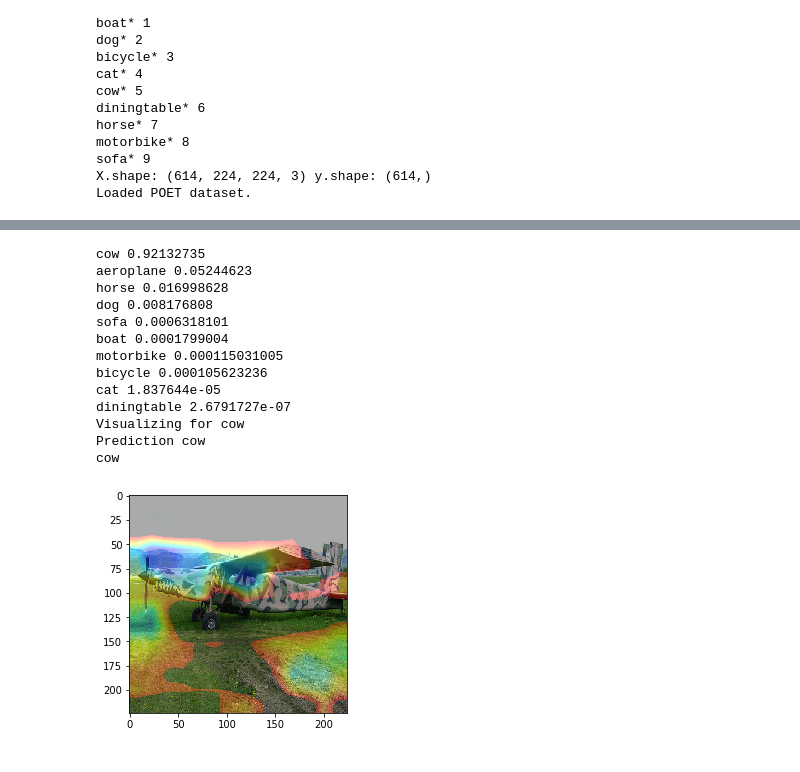
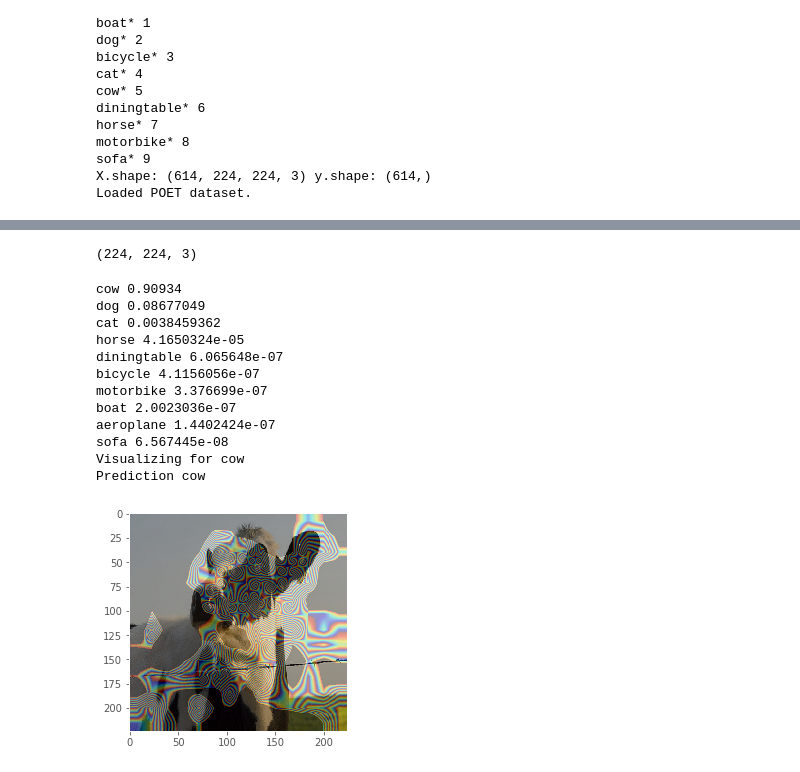
Before and after one commit to m3h0w/visual-attention-cnn-and-eye-tracking, a Jupyter notebook: cam/Global Pooling CNN Vis.ipynb, the cells around one changed output, grey strips where cells are left out. Cells and saved outputs as stored; diff of their text form; code cells hidden in the pictures.

```diff
--- a/cam/Global Pooling CNN Vis.ipynb
+++ b/cam/Global Pooling CNN Vis.ipynb
@@ -15,6 +15,7 @@ import skimage
 import matplotlib.pyplot as plt
 from keras.preprocessing import image as kimage
 
+plt.style.use('ggplot')
 %matplotlib inline
 sys.path.insert(0,'..') # add parent directory to path
 
@@ -37,6 +38,11 @@ from sklearn.model_selection import train_test_split
 import utils
 import core_models
 import poet_file_manager
+
+from tqdm import tqdm
+
+%load_ext autoreload
+%autoreload 2
 # %% [output]
 Using TensorFlow backend.
 # %%
@@ -95,13 +101,17 @@ def get_output_layer(model, layer_name):
     layer = layer_dict[layer_name]
     return layer
 # %%
-def visualize_class_activation_map(model_path, original_img, output_path, class_map,
+def print_proba_results(proba_res, inv_class_map):
+    for i, proba in enumerate(proba_res):
+        print(inv_class_map[proba[0]], proba[1])
+
+def visualize_class_activation_map(model, original_img, output_path, class_map,
                                    visualize_for_class=None, cam_thresh=0.4):
     # adapted from https://github.com/jacobgil/keras-cam
     # visualize_for_class_n decides for which class the CAM should be plotted
     inv_class_map = {value: key for key, value in class_map.items()}
 
-    model = load_model(model_path)
+#     model = load_model(model_path)
     width, height, _ = original_img.shape
 
     img = np.array([np.float32(original_img)])
@@ -117,11 +127,15 @@ def visualize_class_activation_map(model_path, original_img, output_path, class_
 #     print(proba_res)
     for i, proba in enumerate(proba_res):
         print(inv_class_map[proba[0]], proba[1])
+        if i == 1:
+            second_class_n = proba[0]
 
     conv_outputs = conv_outputs[0, :, :, :]
 #     print('class weights:', class_weights.shape)
 
-    if type(visualize_for_class) == str:
+    if visualize_for_class == 'second':
+        visualize_for_class = second_class_n
+    elif type(visualize_for_class) == str:
         visualize_for_class = class_map[visualize_for_class]
 
     # visualize the maximum prob class if no class was specified in arguments
@@ -138,17 +152,21 @@ def visualize_class_activation_map(model_path, original_img, output_path, class_
     for i, w in enumerate(class_weights[:, class_n]):
         cam += w * conv_outputs[:, :, i]
 
-    cam /= np.max(cam)
+#     cam /= np.max(cam)
     cam = cv2.resize(cam, (height, width))
+#     cam = utils.normalize(cam)
 
     heatmap = cv2.applyColorMap(np.uint8(255*cam), cv2.COLORMAP_JET)
-    heatmap[np.where(cam < cam_thresh)] = 0
+    if cam_thresh is not None:
+        heatmap[np.where(cam < cam_thresh)] = 0
 
     img = (heatmap*0.5 + original_img)
     img /= np.max(img)
 
     plt.imshow(img)
-    return cam, original_img
+    plt.grid(False)
+#     plt.show()
+    return cam, proba_res
 #     cv2.imwrite(output_path, img)
 #     cv2.imshow('test', img)
 # %%
@@ -247,6 +283,6 @@ KeyboardInterrupt:
 # %%
 inv_class_map = inv_map = {v: k for k, v in class_map.items()}
-model_path = './weights/vggweights.09-0.67.hdf5'
+model_path = './weights/vggweights.12-0.68.hdf5'
 # %%
 model = load_model(model_path)
 y_pred = model.predict(X_test)
@@ -277,19 +377,22 @@ def get_image(images, file_names, image_name):
+# %%
+org_img.shape
+# %% [output]
+(224, 224, 3)
 # %%
-heatmap, org_img = visualize_class_activation_map(model_path=model_path,
-                                   original_img=get_image(X_test, names, name),
+heatmap, org_img = visualize_class_activation_map(model=model,
+                                   original_img=get_class(X_test, y_test, 'cow')[10],
                                    output_path='poet0.jpg', class_map=class_map, cam_thresh=0.1)
 # %% [output]
-cow 0.92132735
-aeroplane 0.05244623
-horse 0.016998628
-dog 0.008176808
-sofa 0.0006318101
-boat 0.0001799004
-motorbike 0.000115031005
-bicycle 0.000105623236
-cat 1.837644e-05
-diningtable 2.6791727e-07
+cow 0.90934
+dog 0.08677049
+cat 0.0038459362
+horse 4.1650324e-05
+diningtable 6.065648e-07
+bicycle 4.1156056e-07
+motorbike 3.376699e-07
+boat 2.0023036e-07
+aeroplane 1.4402424e-07
+sofa 6.567445e-08
 Visualizing for cow
 Prediction cow
-cow
-[figure, old version]
+[figure, new version]
```
Also changed, not shown: parts of 38 cells of this notebook, 6 other files.
